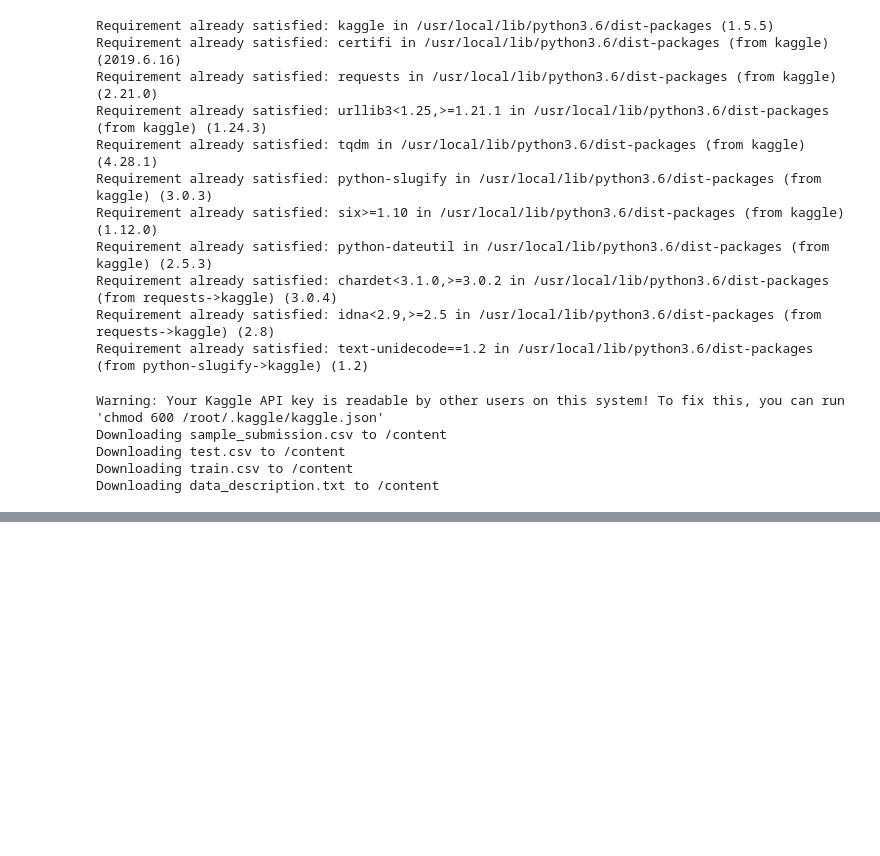
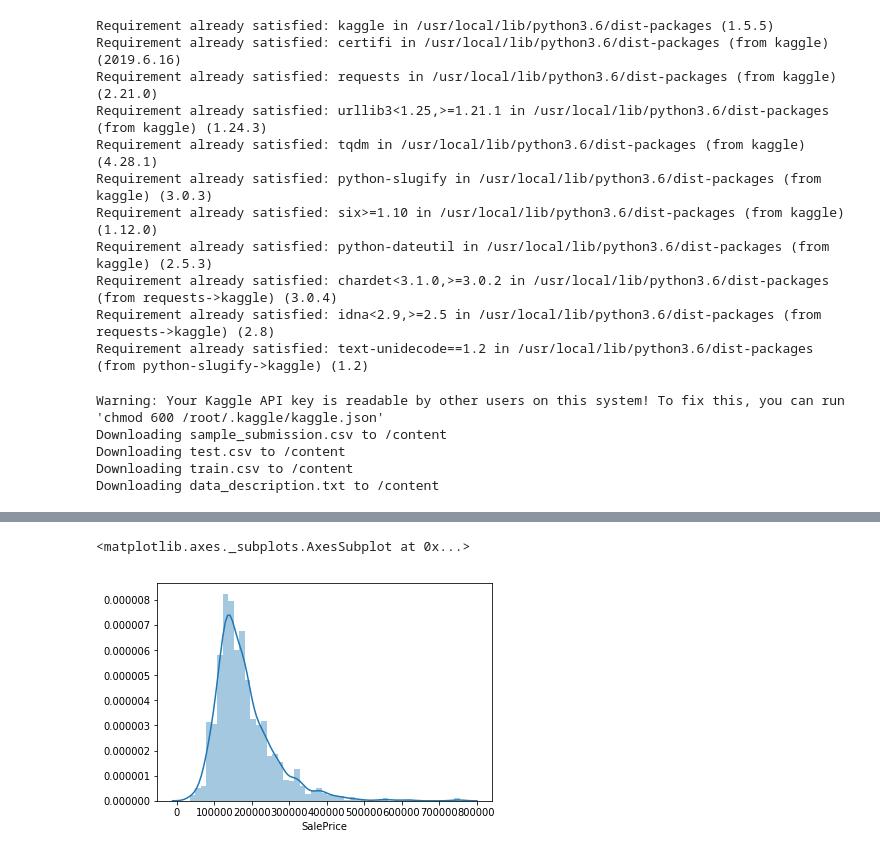
Before and after one commit to RISHABH084/Kaggle-Challenges, a Jupyter notebook: HousePrice_prediction_tensorflow.ipynb, the cells around one changed output, grey strips where cells are left out. Cells and saved outputs as stored; diff of their text form; code cells hidden in the pictures; blank space fills up the shorter version.

```diff
--- a/HousePrice_prediction_tensorflow.ipynb
+++ b/HousePrice_prediction_tensorflow.ipynb
@@ -27,0 +42,3 @@ Downloading data_description.txt to /content
+# %%
+train=pd.read_csv('train.csv')
+test=pd.read_csv('test.csv')
@@ -27,0 +117,7 @@ Downloading data_description.txt to /content
+# %%
+# Lets check out the figure and shape of Miss SalePrice
+import seaborn as sns
+sns.distplot(train['SalePrice'])
+# %% [output]
+<matplotlib.axes._subplots.AxesSubplot at 0x...>
+[figure, added]
```
Also changed, not shown: parts of 6 cells of this notebook.
